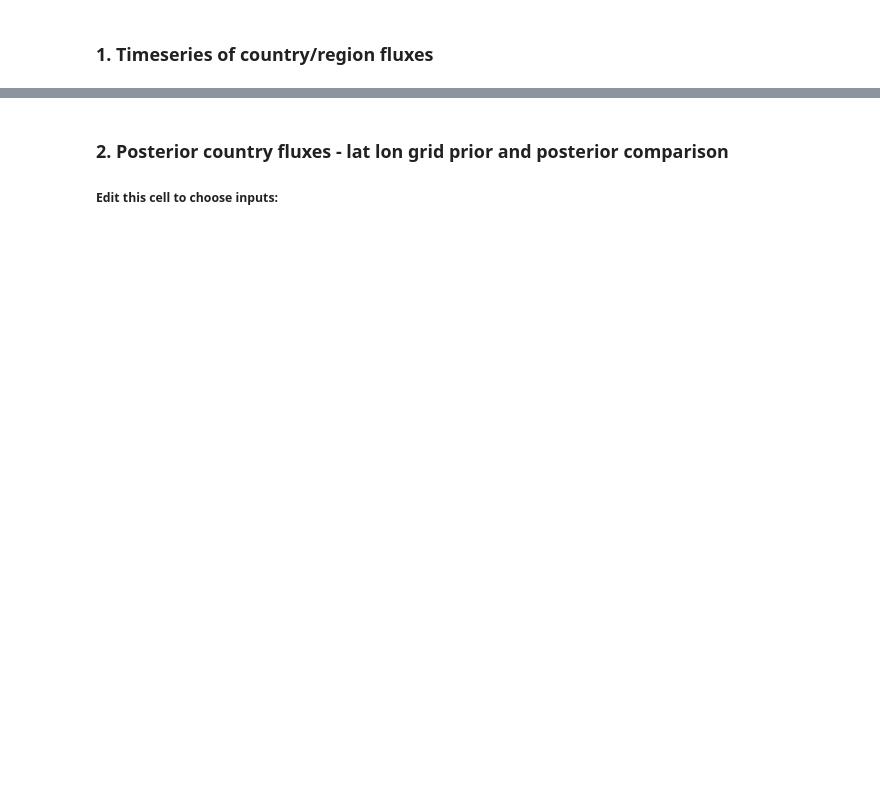
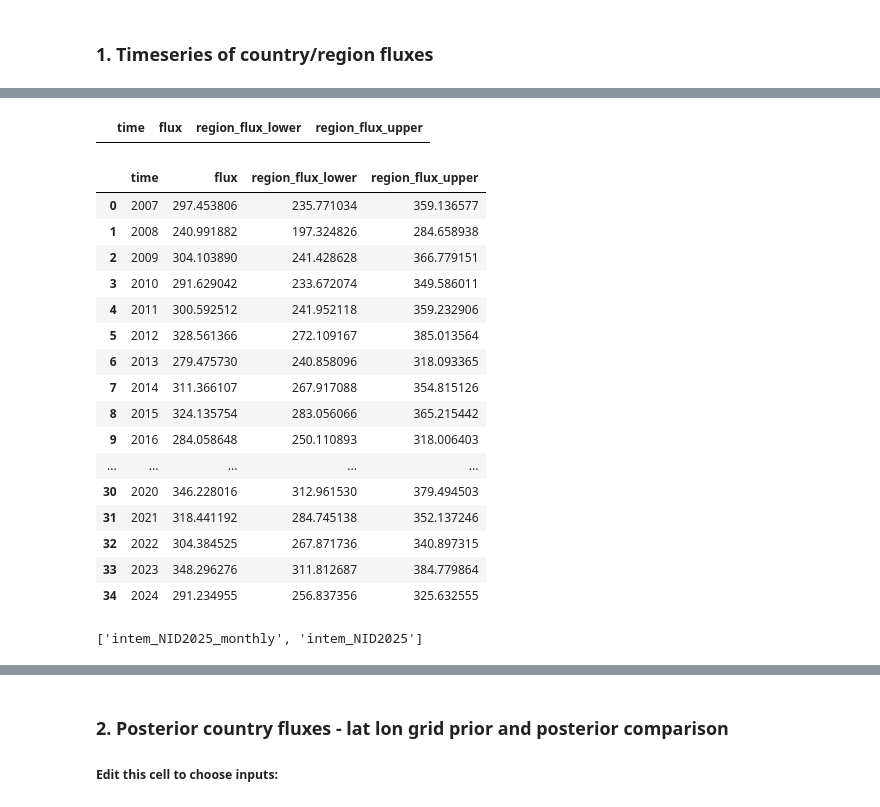
Before and after one commit to openghg/fluxie, a Jupyter notebook: PARIS_inversion_results_NISC.ipynb, the cells around one changed output, grey strips where cells are left out. Cells and saved outputs as stored; diff of their text form; code cells hidden in the pictures; blank space fills up the shorter version.

```diff
--- a/PARIS_inversion_results_NISC.ipynb
+++ b/PARIS_inversion_results_NISC.ipynb
@@ -333,0 +422,25 @@ for m in models:
+# %%
+o = pd.merge(region_all[0],region_all[1])
+o
+# %% [output]
+|  | time | flux | region_flux_lower | region_flux_upper |
+# %%
+region_combined
+# %% [output]
+|  | time | flux | region_flux_lower | region_flux_upper |
+| 0 | 2007 | 297.453806 | 235.771034 | 359.136577 |
+| 1 | 2008 | 240.991882 | 197.324826 | 284.658938 |
+| 2 | 2009 | 304.103890 | 241.428628 | 366.779151 |
+| 3 | 2010 | 291.629042 | 233.672074 | 349.586011 |
+| 4 | 2011 | 300.592512 | 241.952118 | 359.232906 |
+| 5 | 2012 | 328.561366 | 272.109167 | 385.013564 |
+| 6 | 2013 | 279.475730 | 240.858096 | 318.093365 |
+| 7 | 2014 | 311.366107 | 267.917088 | 354.815126 |
+| 8 | 2015 | 324.135754 | 283.056066 | 365.215442 |
+| 9 | 2016 | 284.058648 | 250.110893 | 318.006403 |
+| ... | ... | ... | ... | ... |
+| 30 | 2020 | 346.228016 | 312.961530 | 379.494503 |
+| 31 | 2021 | 318.441192 | 284.745138 | 352.137246 |
+| 32 | 2022 | 304.384525 | 267.871736 | 340.897315 |
+| 33 | 2023 | 348.296276 | 311.812687 | 384.779864 |
+| 34 | 2024 | 291.234955 | 256.837356 | 325.632555 |
@@ -333,0 +465,5 @@ for m in models:
+# %%
+region_time_all[region] = []
+for t in region_time
+# %% [output]
+['intem_NID2025_monthly', 'intem_NID2025']
```
Also changed, not shown: parts of 17 cells of this notebook, 1 other file.
